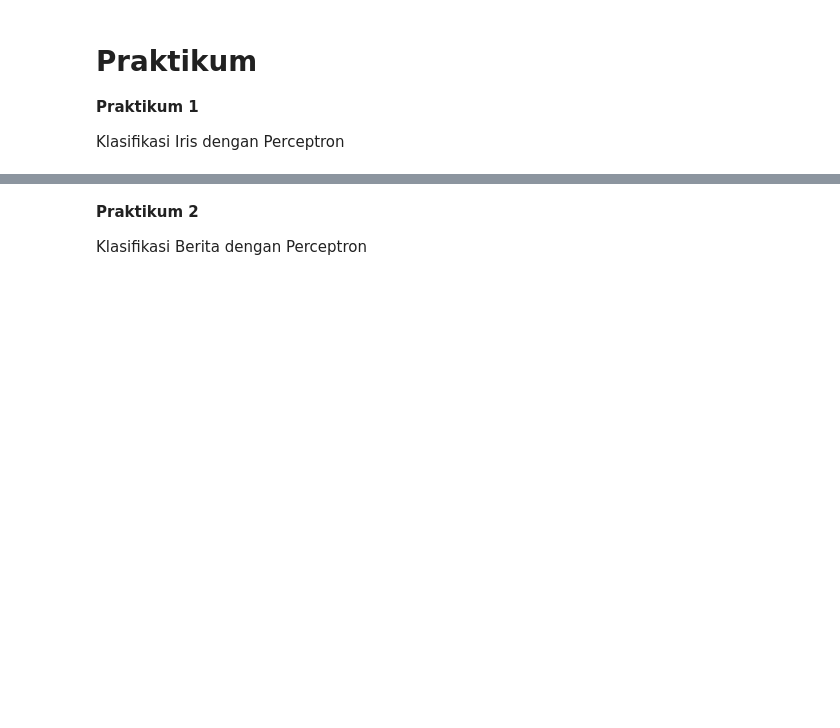
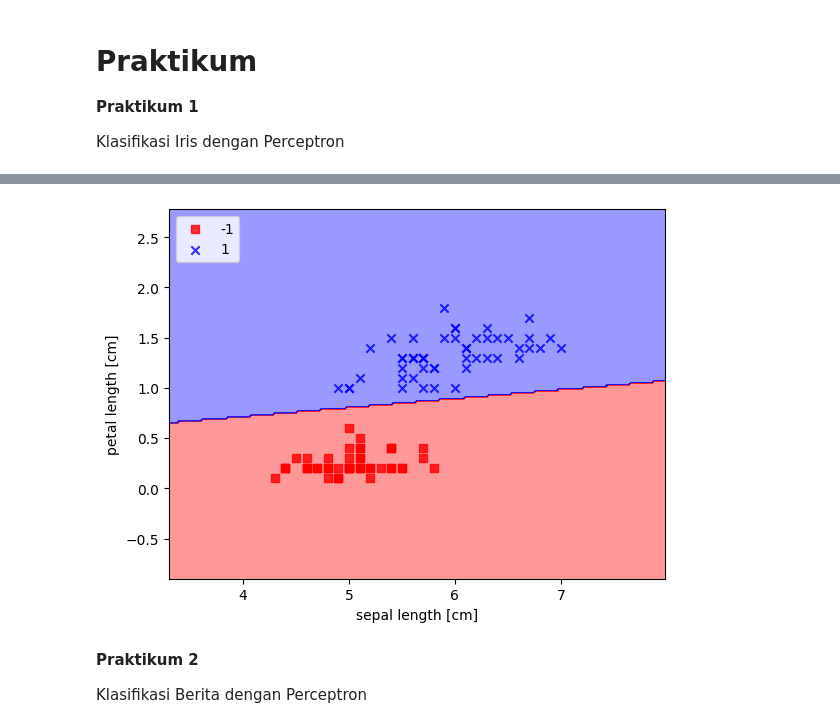
Before and after one commit to ArhanWR/Machine_Learning, a Jupyter notebook: Modul09_MacLer.ipynb, the cells around one changed output, grey strips where cells are left out. Cells and saved outputs as stored; diff of their text form; code cells hidden in the pictures; blank space fills up the shorter version.

```diff
--- a/Modul09_MacLer.ipynb
+++ b/Modul09_MacLer.ipynb
@@ -83,32 +85,40 @@ plt.show()
 # %%
 # Visualiasasi Decision Boundary
 # buat fungsi untuk plot decision region
 
 from matplotlib.colors import ListedColormap
 
 def plot_decision_regions(X, y, classifier, resolution=0.02):
     # setup marker generator and color map
     markers = ('s', 'x', 'o', '^', 'v')
     colors = ('r', 'b', 'g', 'k', 'grey')
     cmap = ListedColormap(colors[:len(np.unique(y))])
 
     # plot the decision regions by creating a pair of grid arrays xx1 and xx2 via meshgrid function in Numpy
     x1_min, x1_max = X[:, 0].min() - 1, X[:, 0].max() + 1
     x2_min, x2_max = X[:, 1].min() - 1, X[:, 1].max() + 1
     xx1, xx2 = np.meshgrid(np.arange(x1_min, x1_max, resolution), np.arange(x2_min, x2_max, resolution))
 
     # use predict method to predict the class labels z of the grid points
     Z = classifier.predict(np.array([xx1.ravel(),xx2.ravel()]).T)
     Z = Z.reshape(xx1.shape)
 
     # draw the contour using matplotlib
     plt.contourf(xx1, xx2, Z, alpha=0.4, cmap=cmap)
     plt.xlim(xx1.min(), xx1.max())
     plt.ylim(xx2.min(), xx2.max())
 
     # plot class samples
     for i, cl in enumerate(np.unique(y)):
         plt.scatter(x=X[y==cl, 0], y=X[y==cl, 1], alpha=0.8, c=cmap(i), marker=markers[i], label=cl)
+
+plot_decision_regions(X, y, ppn)
+plt.xlabel('sepal length [cm]')
+plt.ylabel('petal length [cm]')
+plt.legend(loc='upper left')
+plt.show()
+# %% [output]
+[figure, added]
 # %% [markdown]
 **Praktikum 2**
 
```
Also changed, not shown: parts of 3 cells of this notebook.
